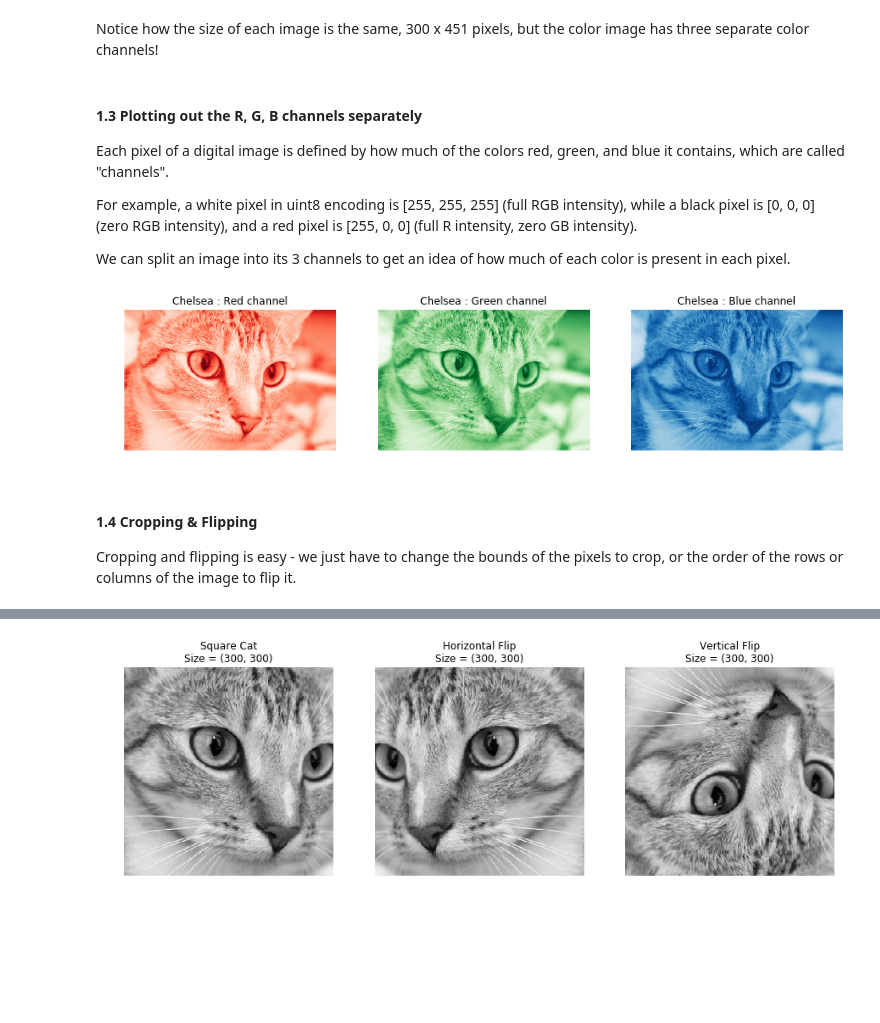
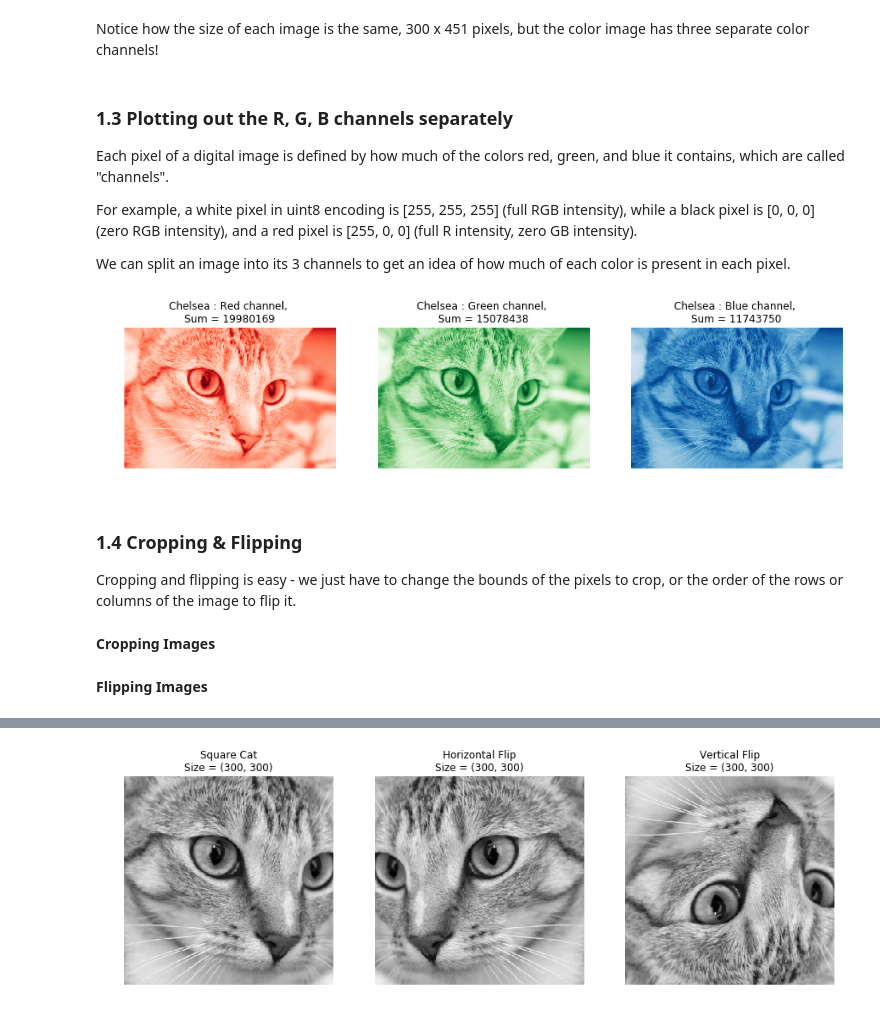
Before and after one commit to nerdslab/HandsOnTech, a Jupyter notebook: HOT_Demo/Hands_on_Tech_Image_Processing.ipynb, the cells around one changed output, grey strips where cells are left out. Saved outputs shown, nothing was run; the diff lists cells and outputs as text; code cells hidden in the pictures; blank space fills up the shorter version.

```diff
--- a/HOT_Demo/Hands_on_Tech_Image_Processing.ipynb
+++ b/HOT_Demo/Hands_on_Tech_Image_Processing.ipynb
@@ -49,7 +51,7 @@ plt.show()
 # %% [markdown]
 Notice how the size of each image is the same, 300 x 451 pixels, but the color image has three separate color channels!
 # %% [markdown]
-#### 1.3 Plotting out the R, G, B channels separately
+### 1.3 Plotting out the R, G, B channels separately
 Each pixel of a digital image is defined by how much of the colors red, green, and blue it contains, which are called "channels".
 
 For example, a white pixel in uint8 encoding is [255, 255, 255] (full RGB intensity), while a black pixel is [0, 0, 0] (zero RGB intensity), and a red pixel is [255, 0, 0] (full R intensity, zero GB intensity).
@@ -58,22 +60,24 @@ We can split an image into its 3 channels to get an idea of how much of each col
 # %%
 f = plt.figure(1, figsize=(15,5))
 
 # Pull out the number of color channels and give them names
 num_c = cat.shape[-1]
 colors = ['Red','Green','Blue']
 
 # Plot each color channel as a separate image
 for ii, clr in enumerate(colors):
     plt.subplot(1, num_c, ii+1)
     plt.imshow(cat[:, :, ii], cmap=clr+'s_r')
-    plt.title('Chelsea : ' + clr + ' channel')
+    plt.title('Chelsea : ' + clr + ' channel, \nSum = '+str(np.sum(cat[:, :, ii])))
     plt.axis('off')
 plt.show()
 # %% [output]
-[figure, old version]
+[figure, new version]
 # %% [markdown]
-#### 1.4 Cropping & Flipping
+### 1.4 Cropping & Flipping
 Cropping and flipping is easy - we just have to change the bounds of the pixels to crop, or the order of the rows or columns of the image to flip it.
+# %% [markdown]
+**Cropping Images**
 # %%
 # Crop the image to be square
 #  - Take a look at the image size from Section 1.2 to remind yourself how many
@@ -89,0 +88,2 @@ cat_sq_flipV = cat_sq[::-1, :]
+# %% [markdown]
+**Flipping Images**
```
Also changed, not shown: parts of 33 cells of this notebook.
